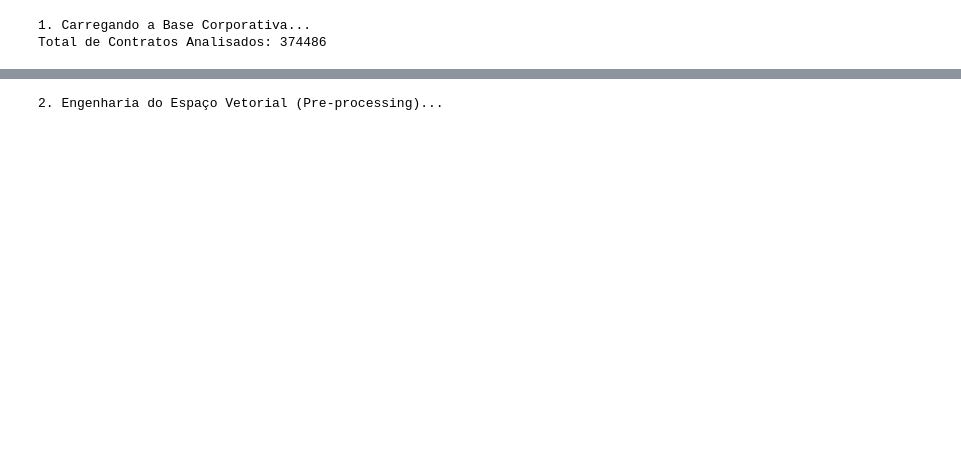
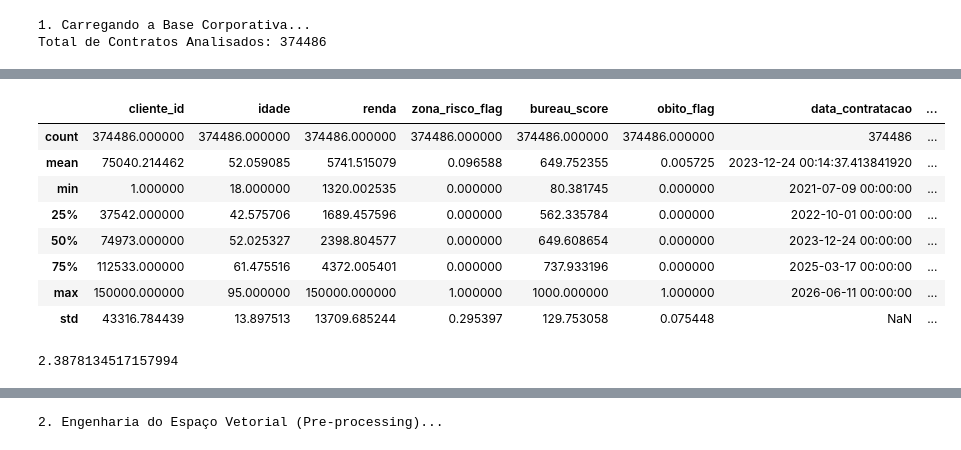
Before and after one commit to engineer-inks/ifrs9-financial-computer-ai, a Jupyter notebook: notebooks/01_estudo_clusters_portfolio.ipynb, the cells around one changed output, grey strips where cells are left out. Drawn from its saved outputs; the diff is of its cells as text; code cells hidden in the pictures; blank space fills up the shorter version.

```diff
--- a/notebooks/01_estudo_clusters_portfolio.ipynb
+++ b/notebooks/01_estudo_clusters_portfolio.ipynb
@@ -34,0 +61,12 @@ df.head(10)
+# %%
+df.describe()
+# %% [output]
+|  | cliente_id | idade | renda | zona_risco_flag | bureau_score | obito_flag | data_contratacao | ... |
+| count | 374486.000000 | 374486.000000 | 374486.000000 | 374486.000000 | 374486.000000 | 374486.000000 | 374486 | ... |
+| mean | 75040.214462 | 52.059085 | 5741.515079 | 0.096588 | 649.752355 | 0.005725 | 2023-12-24 00:14:37.413841920 | ... |
+| min | 1.000000 | 18.000000 | 1320.002535 | 0.000000 | 80.381745 | 0.000000 | 2021-07-09 00:00:00 | ... |
+| 25% | 37542.000000 | 42.575706 | 1689.457596 | 0.000000 | 562.335784 | 0.000000 | 2022-10-01 00:00:00 | ... |
+| 50% | 74973.000000 | 52.025327 | 2398.804577 | 0.000000 | 649.608654 | 0.000000 | 2023-12-24 00:00:00 | ... |
+| 75% | 112533.000000 | 61.475516 | 4372.005401 | 0.000000 | 737.933196 | 0.000000 | 2025-03-17 00:00:00 | ... |
+| max | 150000.000000 | 95.000000 | 150000.000000 | 1.000000 | 1000.000000 | 1.000000 | 2026-06-11 00:00:00 | ... |
+| std | 43316.784439 | 13.897513 | 13709.685244 | 0.295397 | 129.753058 | 0.075448 | NaN | ... |
@@ -34,0 +78,6 @@ df.head(10)
+# %%
+# 3. Calcular o Coeficiente de Variação
+cv = desvio_padrao / media
+cv
+# %% [output]
+2.3878134517157994
```
Also changed, not shown: parts of 10 cells of this notebook, 6 other files.
